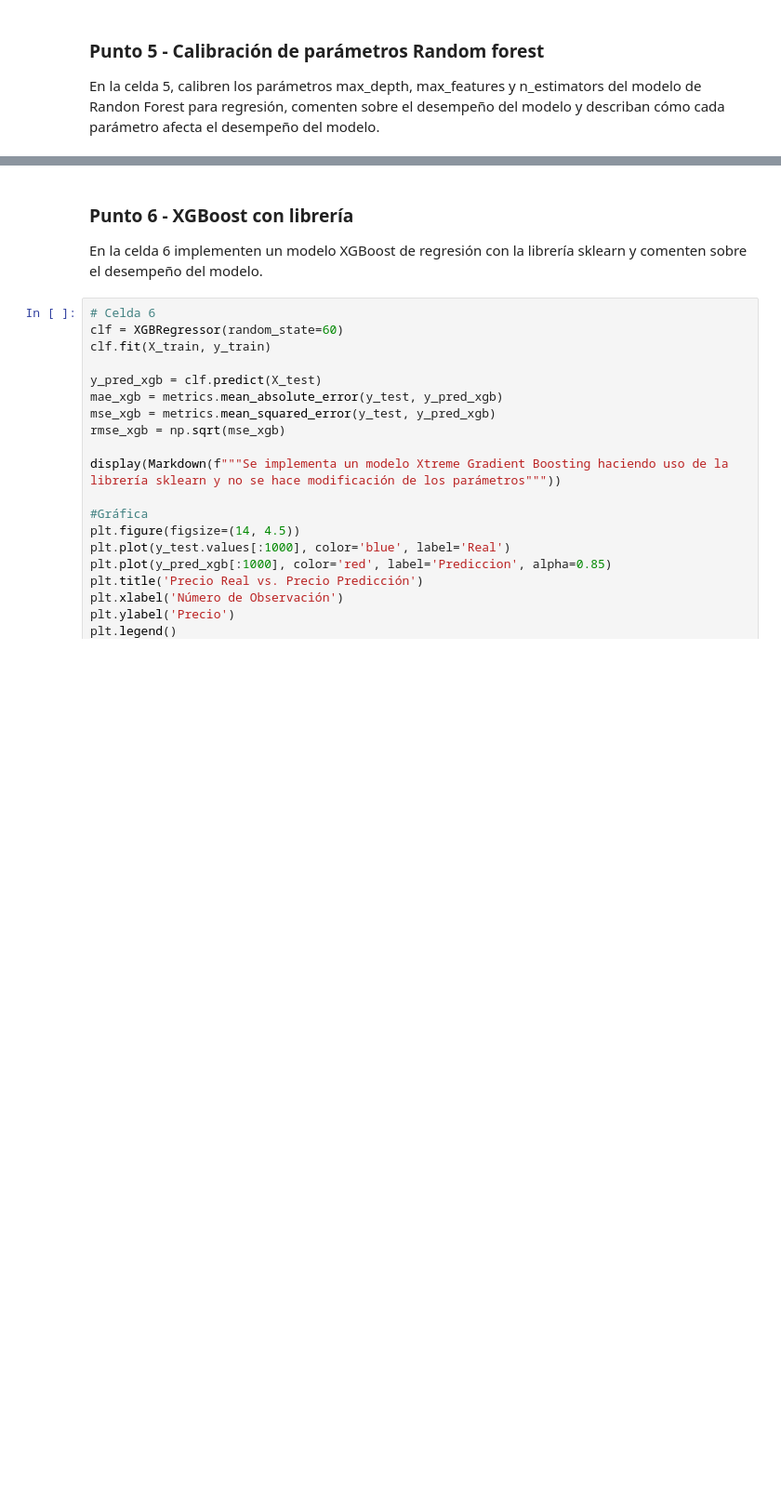
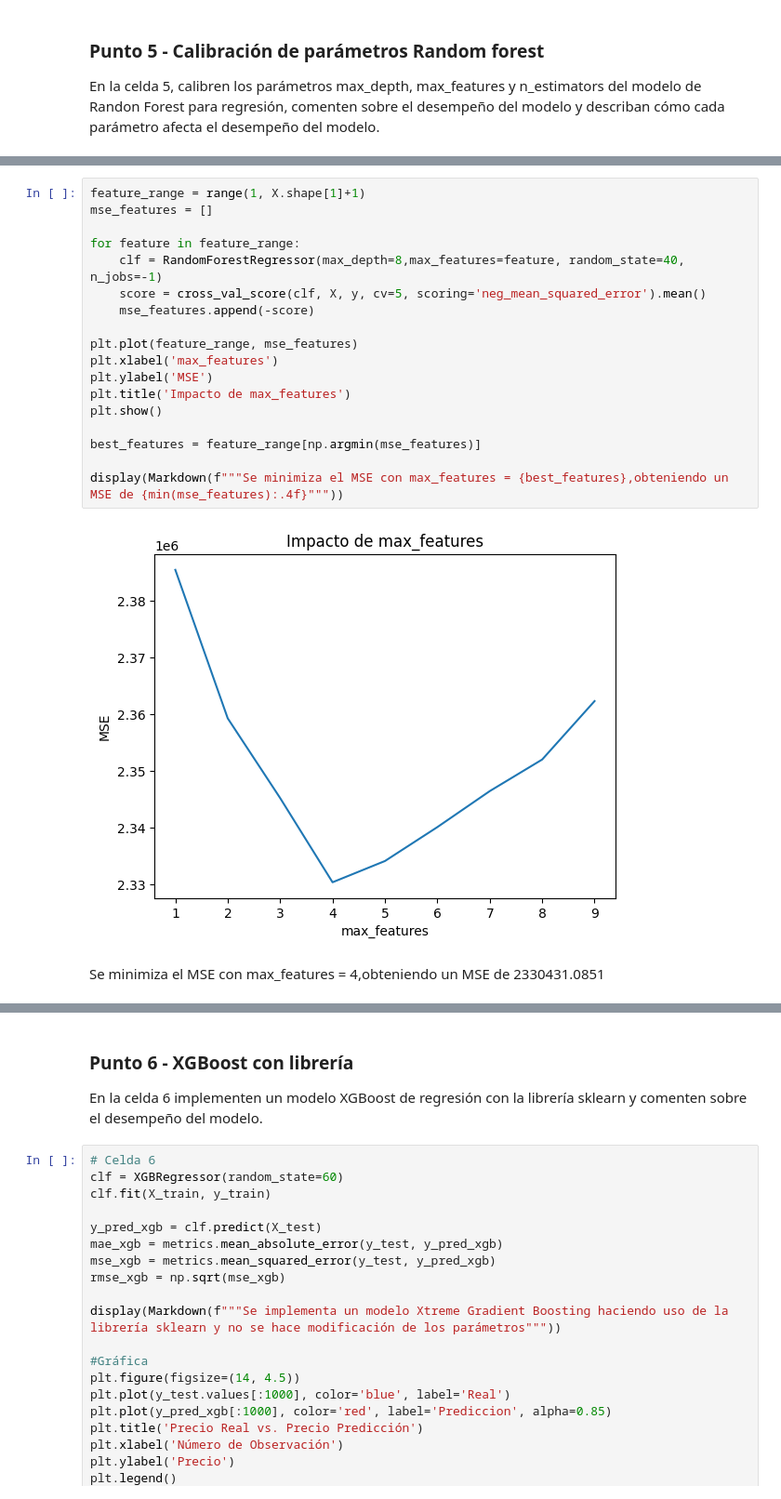
Before and after one commit to JohanManjarresMIAD/JohanManjarresMIAD-JohanManjarresMIAD-MIAD_ML_NLP_2026-Grupo_26, a Jupyter notebook: Semana 2/S2TC1_RandomForests_Boosting.ipynb, the cells around one changed output, grey strips where cells are left out. Shown at 93% size. Drawn from its saved outputs; the diff is of its cells as text; blank space fills up the shorter version.

```diff
--- a/Semana 2/S2TC1_RandomForests_Boosting.ipynb
+++ b/Semana 2/S2TC1_RandomForests_Boosting.ipynb
@@ -422,0 +446,21 @@ En la celda 5, calibren los parámetros max_depth, max_features y n_estimators d
+# %%
+feature_range = range(1, X.shape[1]+1)
+mse_features = []
+
+for feature in feature_range:
+    clf = RandomForestRegressor(max_depth=8,max_features=feature, random_state=40, n_jobs=-1)
+    score = cross_val_score(clf, X, y, cv=5, scoring='neg_mean_squared_error').mean()
+    mse_features.append(-score)
+
+plt.plot(feature_range, mse_features)
+plt.xlabel('max_features')
+plt.ylabel('MSE')
+plt.title('Impacto de max_features')
+plt.show()
+
+best_features = feature_range[np.argmin(mse_features)]
+
+display(Markdown(f"""Se minimiza el MSE con max_features = {best_features},obteniendo un MSE de {min(mse_features):.4f}"""))
+# %% [output]
+[figure, added]
+Se minimiza el MSE con max_features = 4,obteniendo un MSE de 2330431.0851
```
Also changed, not shown: parts of 13 cells of this notebook.
